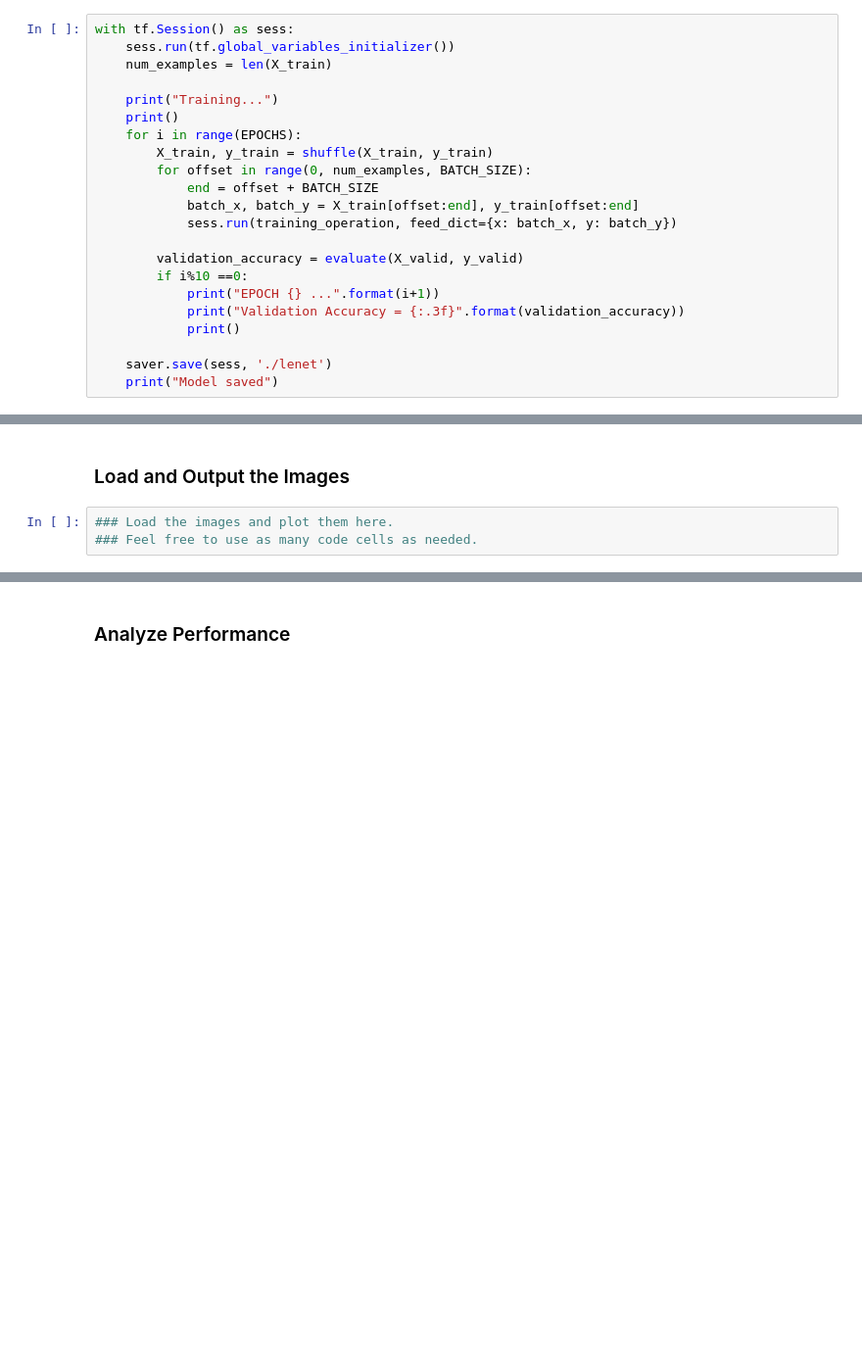
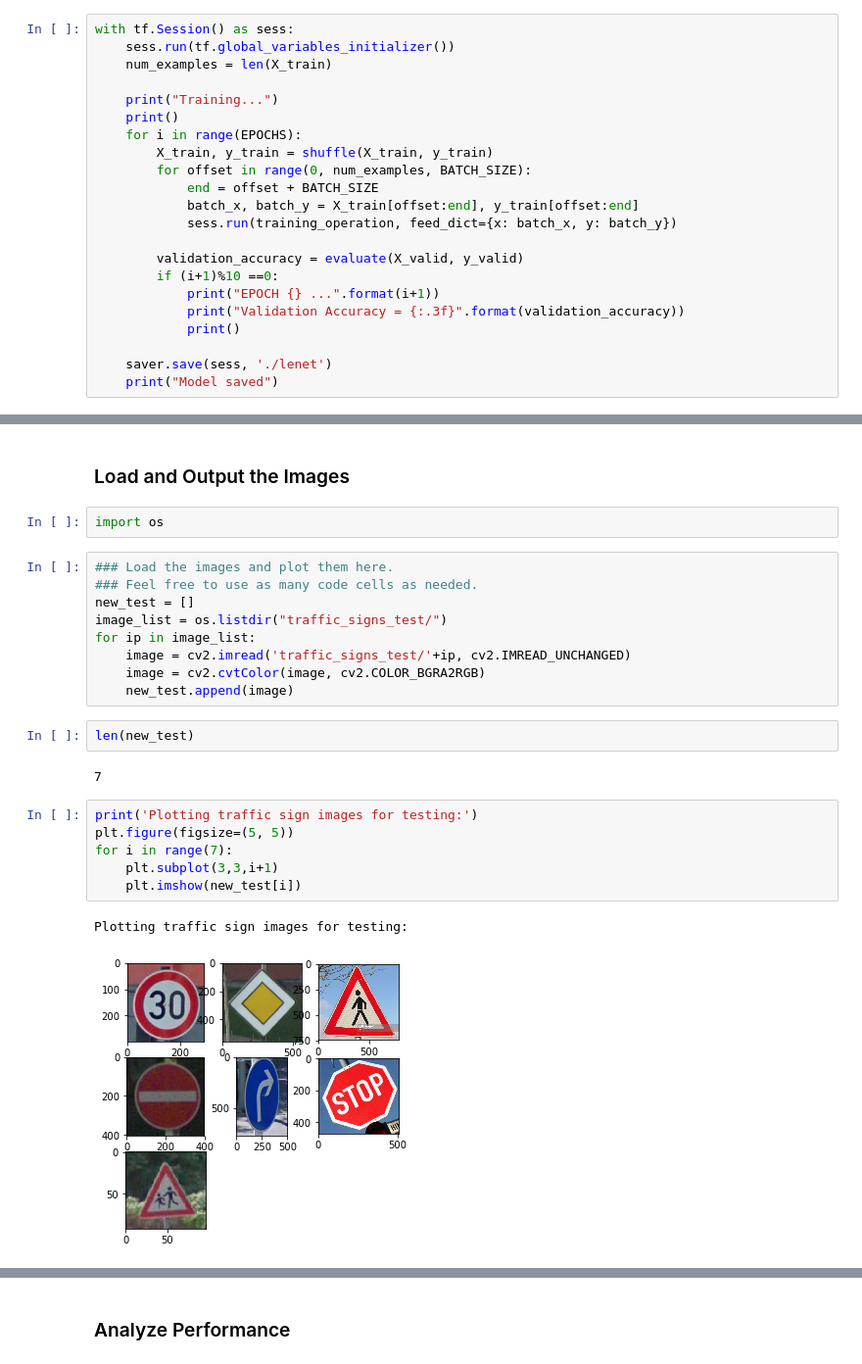
Before and after one commit to shuangxia/self-driving-car-engineer, a Jupyter notebook: P2-submission/Traffic_Sign_Classifier-solution.ipynb, the cells around one changed output, grey strips where cells are left out. Shown at 98% size. Drawn from its saved outputs; the diff is of its cells as text; blank space fills up the shorter version.

```diff
--- a/P2-submission/Traffic_Sign_Classifier-solution.ipynb
+++ b/P2-submission/Traffic_Sign_Classifier-solution.ipynb
@@ -414,7 +434,7 @@ with tf.Session() as sess:
             sess.run(training_operation, feed_dict={x: batch_x, y: batch_y})
 
         validation_accuracy = evaluate(X_valid, y_valid)
-        if i%10 ==0:
+        if (i+1)%10 ==0:
             print("EPOCH {} ...".format(i+1))
             print("Validation Accuracy = {:.3f}".format(validation_accuracy))
             print()
@@ -460,6 +480,27 @@ To give yourself more insight into how your model is working, download at least
 You may find `signnames.csv` useful as it contains mappings from the class id (integer) to the actual sign name.
 # %% [markdown]
 ### Load and Output the Images
+# %%
+import os
 # %%
 ### Load the images and plot them here.
 ### Feel free to use as many code cells as needed.
+new_test = []
+image_list = os.listdir("traffic_signs_test/")
+for ip in image_list:
+    image = cv2.imread('traffic_signs_test/'+ip, cv2.IMREAD_UNCHANGED)
+    image = cv2.cvtColor(image, cv2.COLOR_BGRA2RGB)
+    new_test.append(image)
+# %%
+len(new_test)
+# %% [output]
+7
+# %%
+print('Plotting traffic sign images for testing:')
+plt.figure(figsize=(5, 5))
+for i in range(7):
+    plt.subplot(3,3,i+1)
+    plt.imshow(new_test[i])
+# %% [output]
+Plotting traffic sign images for testing:
+[figure, added]
```
Also changed, not shown: parts of 20 cells of this notebook.
